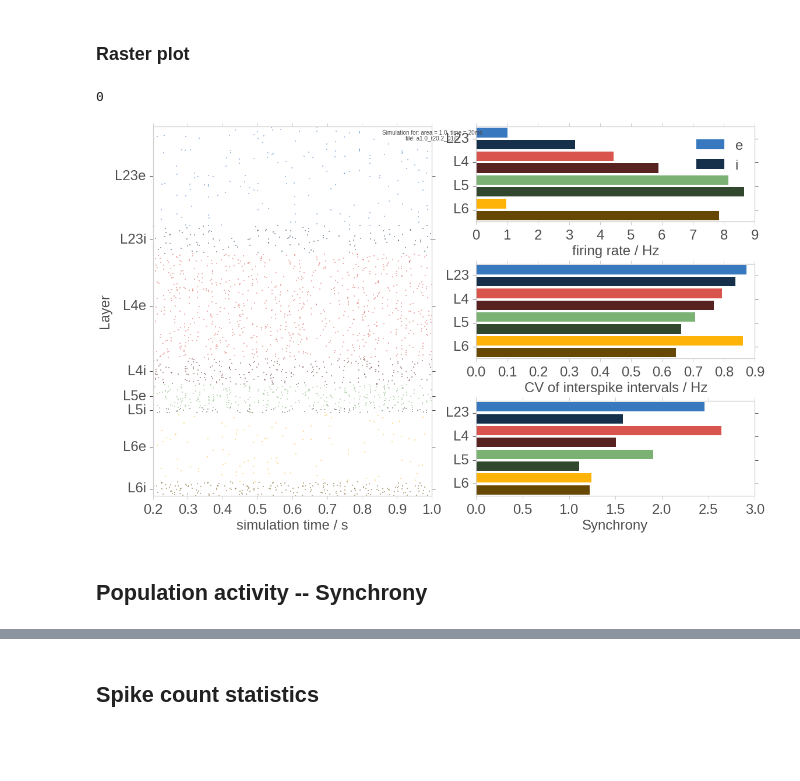
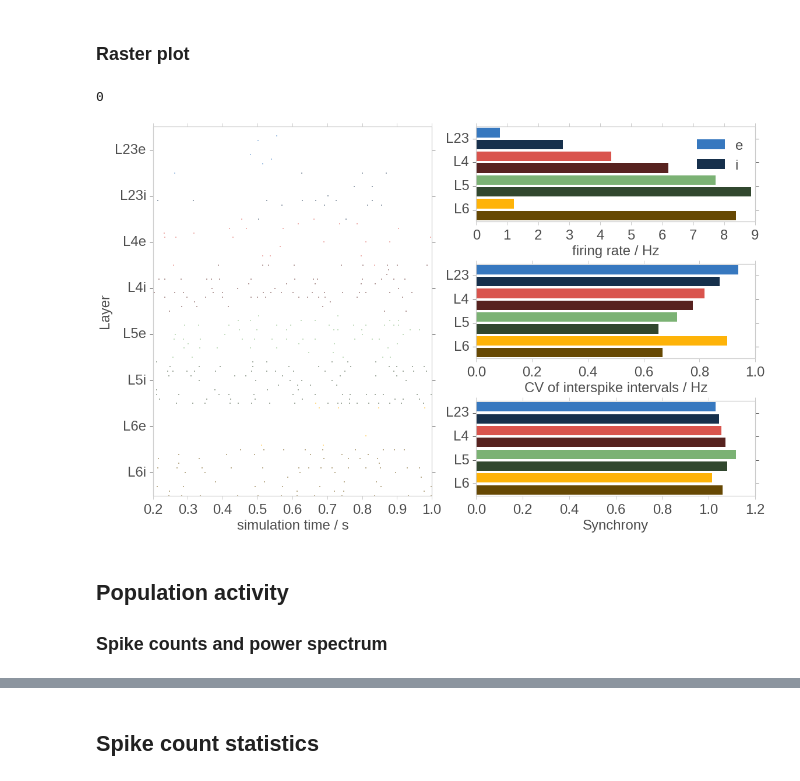
Before and after one commit to frschu/microcircuit, a Jupyter notebook: analysis/correlations.ipynb, the cells around one changed output, grey strips where cells are left out. Cells and saved outputs as stored; diff of their text form; code cells hidden in the pictures; blank space fills up the shorter version.

```diff
--- a/analysis/correlations.ipynb
+++ b/analysis/correlations.ipynb
@@ -23,7 +23,7 @@ import sim_params as sim; reload(sim)
 %matplotlib inline
 
 show_fig = False
-save_fig = False
+save_fig = True
 picture_format = ".pdf"
 xfactor = 2.6
 style.rcParams['figure.figsize'] = (xfactor*6.2, xfactor*3.83)
@@ -36,7 +36,7 @@ plotting = True
 data_file = "micro"
 data_sup_path = "/export/data-schuessler/data_microcircuit/"
 data_path = os.path.join(data_sup_path, data_file)
-sim_spec = "a1.0_t20.2_01"
+sim_spec = "a1.0_t300.2_totalN_00"
 
 # Original data
 file_name  = sim_spec + ".hdf5"
@@ -84,28 +75,26 @@ data_file.close()
 # %% [markdown]
 ### Raster plot
 # %%
-# Open file: results
-res_file = h5py.File(os.path.join(data_path, res_file_name), "r")
 sim_spec2 = "0"
+print(sim_spec2)
+# Data
+with h5py.File(os.path.join(data_path, res_file_name), "r") as res_file:
+    res_grp = res_file[sim_spec2]
+    res_raster = res_grp["raster"]
 
+    rates_mean   = res_grp["rates_mean"][:]
+    rates_std    = res_grp["rates_std"]
+    cv_isi_mean  = res_grp["cv_isi_mean"]
+    cv_isi_std   = res_grp["cv_isi_std"]
+    synchrony    = res_grp["synchrony"]
 
-# Rasterplot
-print(sim_spec2)
-res_grp = res_file[sim_spec2]
-res_raster = res_grp["raster"]
-
-rates_mean   = res_grp["rates_mean"][:]
-rates_std    = res_grp["rates_std"]
-cv_isi_mean  = res_grp["cv_isi_mean"]
-cv_isi_std   = res_grp["cv_isi_std"]
-synchrony    = res_grp["synchrony"]
+    t_min_raster = res_raster.attrs["t_min_raster"]
+    t_max_raster = res_raster.attrs["t_max_raster"]
+    ymax_raster = res_raster.attrs["ymax_raster"]
+    yticks = res_raster.attrs["yticks"]
 
 
 fig = plt.figure()
-if not save_fig:
-    suptitle = 'Simulation for: area = %.1f, time = %ims'%(area, t_sim)
-    suptitle += '\nfile: ' + os.path.join(sim_spec, sim_spec2)
-    fig.suptitle(suptitle, y=0.98)
 
 # Raster plot
 ax0 = plt.subplot2grid((3, 2), (0, 0), colspan=1, rowspan=3)
@@ -128,11 +117,6 @@ for i, population in enumerate(populations):
 
 
 # Raster Plot
-t_min_raster = res_raster.attrs["t_min_raster"]
-t_max_raster = res_raster.attrs["t_max_raster"]
-ymax_raster = res_raster.attrs["ymax_raster"]
-yticks = res_raster.attrs["yticks"]
-
 xlim = (t_min_raster, t_max_raster)
 ylim = (0, ymax_raster)
 ax0.set_yticks(yticks)
@@ -144,36 +128,41 @@ ax0.set_ylim(*ylim)
 ax0.grid(False)
 
 # Rates
 ax1.set_xlabel('firing rate / Hz')
 # CV of ISI
 ax2.set_xlabel('CV of interspike intervals / Hz')
 # Synchrony
 ax3.set_xlabel('Synchrony')
 
 ylim_mean = (0, n_populations)
 yticks_mean = np.arange(n_types * 0.5, n_populations, n_types)
 for ax in (ax1, ax2, ax3):
     #ax.set_ylabel('Layer')
     ax.set_yticks(yticks_mean)
     ax.set_yticklabels(layers)
     ax.set_ylim(*ylim_mean)
     ax.grid(False)
 
 # Legend; order is reversed, such that labels appear correctly
 for i in range(n_types):
     ax1.barh(0, 0, 0, color=colors[-(i+1)], label=types[-(i+1)], linewidth=0)
 ax1.legend(loc='best')
 
 for ax in fig.axes:
     style.fixticks(ax)
 fig_name = "cell_activity_" + sim_spec + "_" + sim_spec2
 
-fig.savefig(os.path.join(figure_path,fig_name + picture_format))
+if save_fig:
+    fig.savefig(os.path.join(figure_path,fig_name + picture_format))
+else:
 
-res_file.close()
+    suptitle = 'Simulation for: area = %.1f, time = %ims'%(area, t_sim)
+    suptitle += '\nfile: ' + os.path.join(sim_spec, sim_spec2)
+    fig.suptitle(suptitle, y=0.98)
 # %% [output]
 0
-[figure, old version]
+[figure, new version]
 # %% [markdown]
-## Population activity -- Synchrony
+## Population activity
+### Spike counts and power spectrum
 # %%
```
Also changed, not shown: parts of 15 cells of this notebook, 2 other files.
